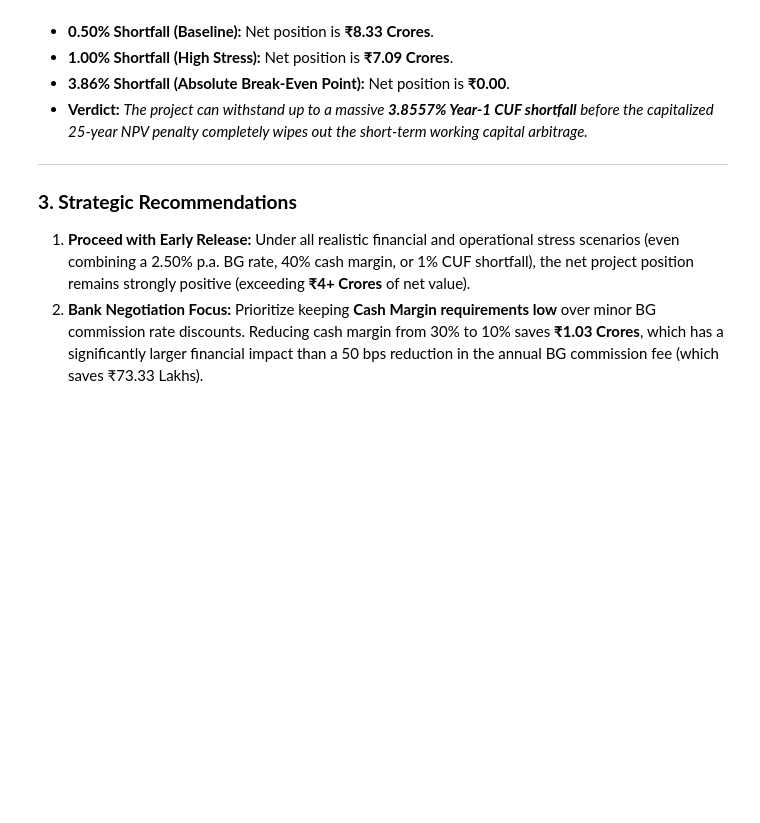
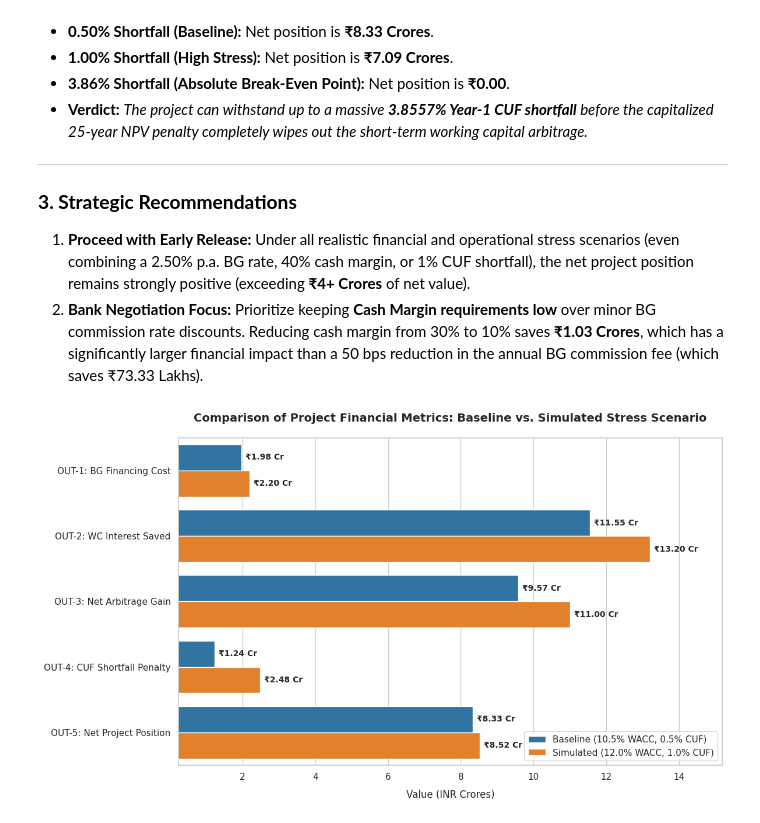
Before and after one commit to Ekka1981/AP2, a Jupyter notebook: Copy_of_sensitivity_stress_test_Analysis_MAITHAN_PROJECT.ipynb, the cells around one changed output. Drawn from its saved outputs; the diff is of its cells as text; code cells hidden in the pictures; blank space fills up the shorter version.

```diff
--- a/Copy_of_sensitivity_stress_test_Analysis_MAITHAN_PROJECT.ipynb
+++ b/Copy_of_sensitivity_stress_test_Analysis_MAITHAN_PROJECT.ipynb
@@ -1138,3 +1138,82 @@ We systematically stress-tested the Net Project Position (including the baseline
 ### **3. Strategic Recommendations**
 1. **Proceed with Early Release:** Under all realistic financial and operational stress scenarios (even combining a 2.50% p.a. BG rate, 40% cash margin, or 1% CUF shortfall), the net project position remains strongly positive (exceeding **₹4+ Crores** of net value).
 2. **Bank Negotiation Focus:** Prioritize keeping **Cash Margin requirements low** over minor BG commission rate discounts. Reducing cash margin from 30% to 10% saves **₹1.03 Crores**, which has a significantly larger financial impact than a 50 bps reduction in the annual BG commission fee (which saves ₹73.33 Lakhs).
+# %%
+import matplotlib.pyplot as plt
+import seaborn as sns
+import pandas as pd
+
+# Re-define base parameters to avoid NameError
+retention_base = 977766828
+baseline_wacc = 0.105
+simulated_wacc = 0.120
+bg_rate = 0.01
+cash_margin = 0.10
+fd_rate = 0.07
+baseline_cuf_shortfall = 0.005
+simulated_cuf_shortfall = 0.01
+baseline_cuf_penalty_val = 12410211
+simulated_cuf_penalty_val = baseline_cuf_penalty_val * (simulated_cuf_shortfall / baseline_cuf_shortfall)
+
+# Recalculate metrics dynamically
+baseline_bg_cost = retention_base * (bg_rate * 1.5 + cash_margin * (baseline_wacc - fd_rate) * 1.5)
+simulated_bg_cost = retention_base * (bg_rate * 1.5 + cash_margin * (simulated_wacc - fd_rate) * 1.5)
+
+baseline_wc_saved = retention_base * baseline_wacc * (13.5 / 12)
+simulated_wc_saved = retention_base * simulated_wacc * (13.5 / 12)
+
+baseline_net_arbitrage = baseline_wc_saved - baseline_bg_cost
+simulated_net_arbitrage = simulated_wc_saved - simulated_bg_cost
+
+baseline_net_position = baseline_net_arbitrage - baseline_cuf_penalty_val
+simulated_net_position = simulated_net_arbitrage - simulated_cuf_penalty_val
+
+# Prepare data for plotting
+metrics = [
+    "OUT-1: BG Financing Cost",
+    "OUT-2: WC Interest Saved",
+    "OUT-3: Net Arbitrage Gain",
+    "OUT-4: CUF Shortfall Penalty",
+    "OUT-5: Net Project Position"
+]
+
+baseline_vals = [baseline_bg_cost, baseline_wc_saved, baseline_net_arbitrage, baseline_cuf_penalty_val, baseline_net_position]
+simulated_vals = [simulated_bg_cost, simulated_wc_saved, simulated_net_arbitrage, simulated_cuf_penalty_val, simulated_net_position]
+
+# Convert to Crores for clean scaling on the chart
+baseline_cr = [v / 1e7 for v in baseline_vals]
+simulated_cr = [v / 1e7 for v in simulated_vals]
+
+# Create a tidy DataFrame for Seaborn
+plot_data = []
+for m, b, s in zip(metrics, baseline_cr, simulated_cr):
+    plot_data.append({"Metric": m, "Value (INR Cr)": b, "Scenario": "Baseline (10.5% WACC, 0.5% CUF)"})
+    plot_data.append({"Metric": m, "Value (INR Cr)": s, "Scenario": "Simulated (12.0% WACC, 1.0% CUF)"})
+
+df_plot = pd.DataFrame(plot_data)
+
+# Plotting
+plt.figure(figsize=(12, 7))
+sns.set_theme(style="whitegrid")
+
+ax = sns.barplot(
+    x="Value (INR Cr)",
+    y="Metric",
+    hue="Scenario",
+    data=df_plot,
+    palette=["#1f77b4", "#ff7f0e"]
+)
+
+# Add exact value annotations inside/next to the bars
+for container in ax.containers:
+    ax.bar_label(container, fmt="₹%.2f Cr", padding=5, fontweight="bold", fontsize=10)
+
+plt.title("Comparison of Project Financial Metrics: Baseline vs. Simulated Stress Scenario", fontsize=14, fontweight="bold", pad=20)
+plt.xlabel("Value (INR Crores)", fontsize=12, labelpad=10)
+plt.ylabel("", fontsize=12)
+plt.xlim(min(df_plot["Value (INR Cr)"]) - 1, max(df_plot["Value (INR Cr)"]) * 1.15)
+plt.legend(loc="lower right", frameon=True)
+plt.tight_layout()
+plt.show()
+# %% [output]
+[figure, added]
```
Also changed, not shown: parts of 4 cells of this notebook.
